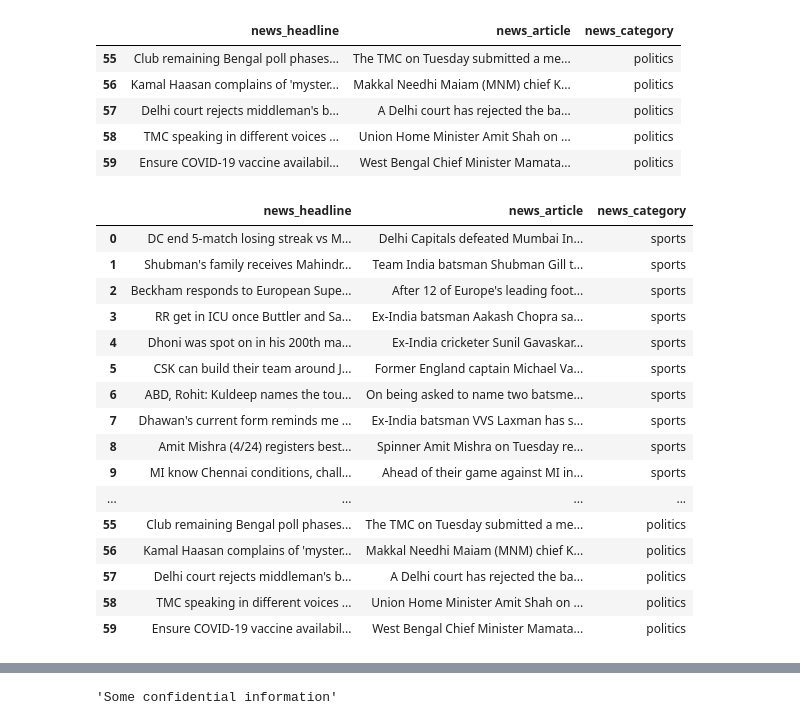
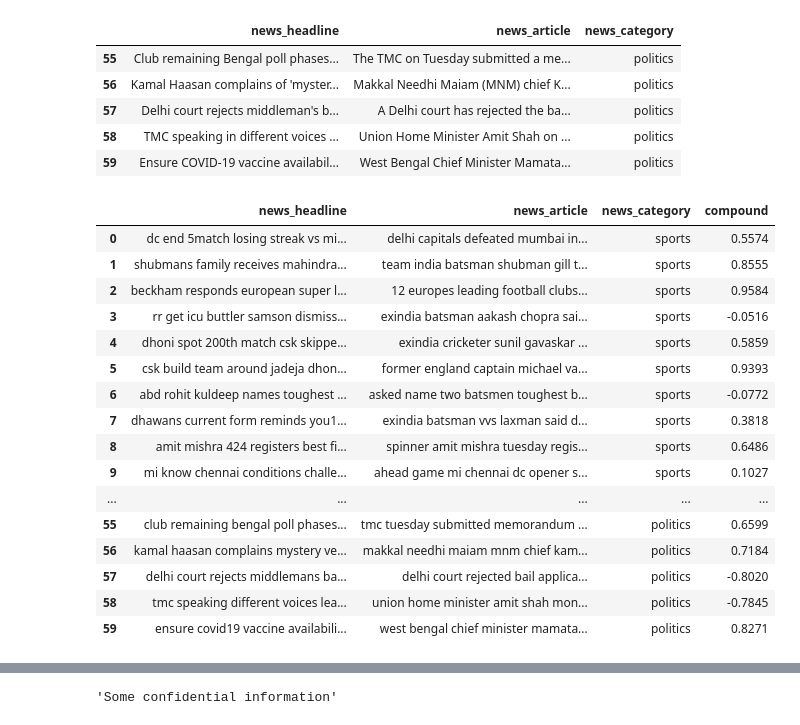
Before and after one commit to Bindusri2811/MAJOR-PROJECT-ML, a Jupyter notebook: Sentiment_Analysis.ipynb, the cells around one changed output, grey strips where cells are left out. Cells and saved outputs as stored; diff of their text form; code cells hidden in the pictures.

```diff
--- a/Sentiment_Analysis.ipynb
+++ b/Sentiment_Analysis.ipynb
@@ -104,26 +104,26 @@ df.tail()
 df.to_csv('news.csv',index=False)
 # %%
 import pandas as pd
-pd.read_csv('https://raw.githubusercontent.com/Venkatesh1428/ML-MAJOR-PROJECT-FEB/main/news.csv')
+pd.read_csv('https://raw.githubusercontent.com/Bindusri2811/MAJOR-PROJECT-ML/main/news.csv')
 df
 # %% [output]
-|  | news_headline | news_article | news_category |
-| 0 | DC end 5-match losing streak vs M... | Delhi Capitals defeated Mumbai In... | sports |
-| 1 | Shubman's family receives Mahindr... | Team India batsman Shubman Gill t... | sports |
-| 2 | Beckham responds to European Supe... | After 12 of Europe's leading foot... | sports |
-| 3 | RR get in ICU once Buttler and Sa... | Ex-India batsman Aakash Chopra sa... | sports |
-| 4 | Dhoni was spot on in his 200th ma... | Ex-India cricketer Sunil Gavaskar... | sports |
-| 5 | CSK can build their team around J... | Former England captain Michael Va... | sports |
-| 6 | ABD, Rohit: Kuldeep names the tou... | On being asked to name two batsme... | sports |
-| 7 | Dhawan's current form reminds me ... | Ex-India batsman VVS Laxman has s... | sports |
-| 8 | Amit Mishra (4/24) registers best... | Spinner Amit Mishra on Tuesday re... | sports |
-| 9 | MI know Chennai conditions, chall... | Ahead of their game against MI in... | sports |
-| ... | ... | ... | ... |
-| 55 | Club remaining Bengal poll phases... | The TMC on Tuesday submitted a me... | politics |
-| 56 | Kamal Haasan complains of 'myster... | Makkal Needhi Maiam (MNM) chief K... | politics |
-| 57 | Delhi court rejects middleman's b... | A Delhi court has rejected the ba... | politics |
-| 58 | TMC speaking in different voices ... | Union Home Minister Amit Shah on ... | politics |
-| 59 | Ensure COVID-19 vaccine availabil... | West Bengal Chief Minister Mamata... | politics |
+|  | news_headline | news_article | news_category | compound |
+| 0 | dc end 5match losing streak vs mi... | delhi capitals defeated mumbai in... | sports | 0.5574 |
+| 1 | shubmans family receives mahindra... | team india batsman shubman gill t... | sports | 0.8555 |
+| 2 | beckham responds european super l... | 12 europes leading football clubs... | sports | 0.9584 |
+| 3 | rr get icu buttler samson dismiss... | exindia batsman aakash chopra sai... | sports | -0.0516 |
+| 4 | dhoni spot 200th match csk skippe... | exindia cricketer sunil gavaskar ... | sports | 0.5859 |
+| 5 | csk build team around jadeja dhon... | former england captain michael va... | sports | 0.9393 |
+| 6 | abd rohit kuldeep names toughest ... | asked name two batsmen toughest b... | sports | -0.0772 |
+| 7 | dhawans current form reminds you1... | exindia batsman vvs laxman said d... | sports | 0.3818 |
+| 8 | amit mishra 424 registers best fi... | spinner amit mishra tuesday regis... | sports | 0.6486 |
+| 9 | mi know chennai conditions challe... | ahead game mi chennai dc opener s... | sports | 0.1027 |
+| ... | ... | ... | ... | ... |
+| 55 | club remaining bengal poll phases... | tmc tuesday submitted memorandum ... | politics | 0.6599 |
+| 56 | kamal haasan complains mystery ve... | makkal needhi maiam mnm chief kam... | politics | 0.7184 |
+| 57 | delhi court rejects middlemans ba... | delhi court rejected bail applica... | politics | -0.8020 |
+| 58 | tmc speaking different voices lea... | union home minister amit shah mon... | politics | -0.7845 |
+| 59 | ensure covid19 vaccine availabili... | west bengal chief minister mamata... | politics | 0.8271 |
 # %%
 import nltk
 nltk.download('stopwords')
```
Also changed, not shown: parts of 3 cells of this notebook.
